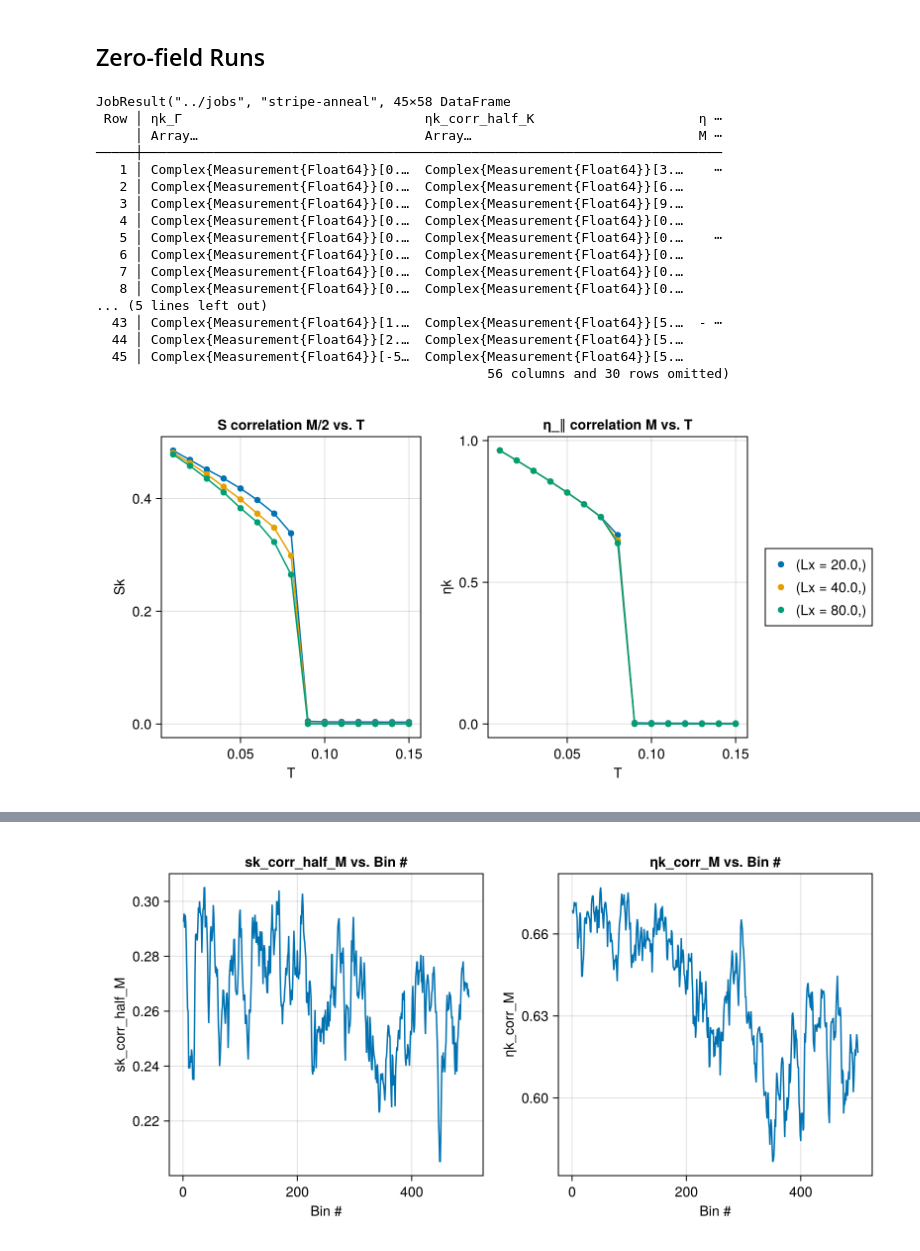
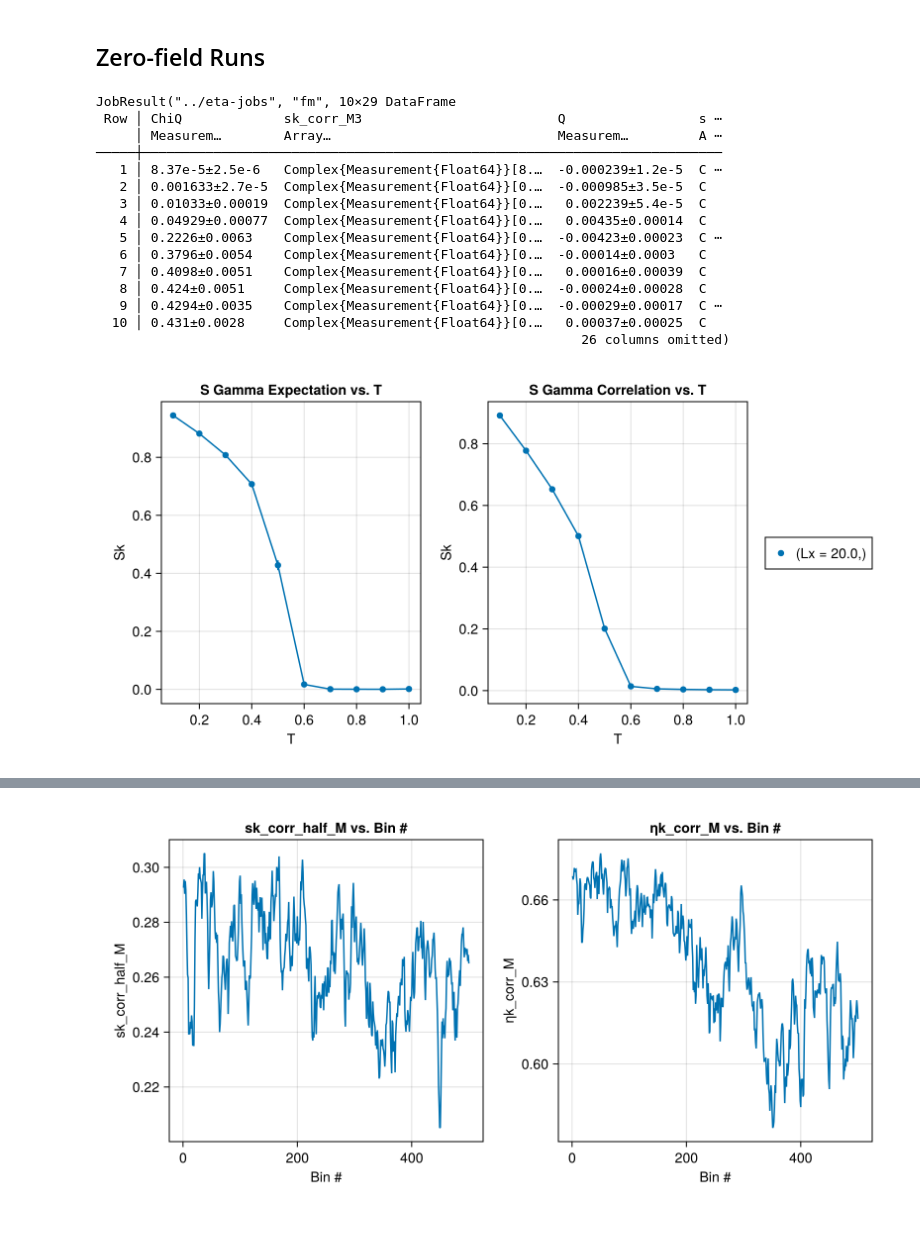
Before and after one commit to PatXue/WignerMolecule.jl, a Jupyter notebook: analysis/eta-model.ipynb, the cells around one changed output, grey strips where cells are left out. Cells and saved outputs as stored; diff of their text form; code cells hidden in the pictures.

```diff
--- a/analysis/eta-model.ipynb
+++ b/analysis/eta-model.ipynb
@@ -66,39 +66,38 @@ generate_spins (generic function with 1 method)
 # %% [markdown]
 ## Zero-field Runs
 # %%
-results = JobResult("../jobs", "stripe-anneal")
+results = JobResult("../eta-jobs", "fm")
 # %% [output]
-JobResult("../jobs", "stripe-anneal", 45×58 DataFrame
- Row │ ηk_Γ                               ηk_corr_half_K                     η ⋯
-     │ Array…                             Array…                             M ⋯
+JobResult("../eta-jobs", "fm", 10×29 DataFrame
+ Row │ ChiQ             sk_corr_M3                         Q                 s ⋯
+     │ Measurem…        Array…                             Measurem…         A ⋯
 ─────┼──────────────────────────────────────────────────────────────────────────
-   1 │ Complex{Measurement{Float64}}[0.…  Complex{Measurement{Float64}}[3.…    ⋯
-   2 │ Complex{Measurement{Float64}}[0.…  Complex{Measurement{Float64}}[6.…
-   3 │ Complex{Measurement{Float64}}[0.…  Complex{Measurement{Float64}}[9.…
-   4 │ Complex{Measurement{Float64}}[0.…  Complex{Measurement{Float64}}[0.…
-   5 │ Complex{Measurement{Float64}}[0.…  Complex{Measurement{Float64}}[0.…    ⋯
-   6 │ Complex{Measurement{Float64}}[0.…  Complex{Measurement{Float64}}[0.…
-   7 │ Complex{Measurement{Float64}}[0.…  Complex{Measurement{Float64}}[0.…
-   8 │ Complex{Measurement{Float64}}[0.…  Complex{Measurement{Float64}}[0.…
-... (5 lines left out)
-  43 │ Complex{Measurement{Float64}}[1.…  Complex{Measurement{Float64}}[5.…  - ⋯
-  44 │ Complex{Measurement{Float64}}[2.…  Complex{Measurement{Float64}}[5.…
-  45 │ Complex{Measurement{Float64}}[-5…  Complex{Measurement{Float64}}[5.…
-                                                  56 columns and 30 rows omitted)
+   1 │ 8.37e-5±2.5e-6   Complex{Measurement{Float64}}[8.…  -0.000239±1.2e-5  C ⋯
+   2 │ 0.001633±2.7e-5  Complex{Measurement{Float64}}[0.…  -0.000985±3.5e-5  C
+   3 │ 0.01033±0.00019  Complex{Measurement{Float64}}[0.…   0.002239±5.4e-5  C
+   4 │ 0.04929±0.00077  Complex{Measurement{Float64}}[0.…   0.00435±0.00014  C
+   5 │ 0.2226±0.0063    Complex{Measurement{Float64}}[0.…  -0.00423±0.00023  C ⋯
+   6 │ 0.3796±0.0054    Complex{Measurement{Float64}}[0.…  -0.00014±0.0003   C
+   7 │ 0.4098±0.0051    Complex{Measurement{Float64}}[0.…   0.00016±0.00039  C
+   8 │ 0.424±0.0051     Complex{Measurement{Float64}}[0.…  -0.00024±0.00028  C
+   9 │ 0.4294±0.0035    Complex{Measurement{Float64}}[0.…  -0.00029±0.00017  C ⋯
+  10 │ 0.431±0.0028     Complex{Measurement{Float64}}[0.…   0.00037±0.00025  C
+                                                              26 columns omitted)
 # %%
 fig = Figure(size=(800, 400))
 
-fig[1,1] = ax_e = Axis(fig, title="S correlation M/2 vs. T", xlabel="T", ylabel="Sk")
-generate_plot!(ax_e, :T, :sk_corr_half_M, [:Lx], results.data; line=true)
-fig[1,2] = ax_η = Axis(fig, title="η_∥ correlation M vs. T", xlabel="T", ylabel="ηk")
-generate_plot!(ax_η, :T, :ηk_corr_M, [:Lx], results.data; line=true) do ηk
-    real.(getindex.(ηk, 1, 1) + getindex.(ηk, 2, 2))
+fig[1,1] = ax_e = Axis(fig, title="S Gamma Expectation vs. T", xlabel="T", ylabel="Sk")
+generate_plot!(ax_e, :T, :sk_Γ, [:Lx], results.data; line=true) do sk
+    abs.(getindex.(sk, 3))
+end
+fig[1,2] = ax_η = Axis(fig, title="S Gamma Correlation vs. T", xlabel="T", ylabel="Sk")
+generate_plot!(ax_η, :T, :sk_corr_Γ, [:Lx], results.data; line=true) do sk
+    real.(getindex.(sk, 3, 3))
 end
 Legend(fig[1,3], ax_η)
-save("plots/stripe_mag.png", fig)
 fig
 # %% [output]
-[figure, old version]
+[figure, new version]
 # %%
 fig = Figure(size=(800, 400))
 
```
Also changed, not shown: parts of 3 cells of this notebook.
